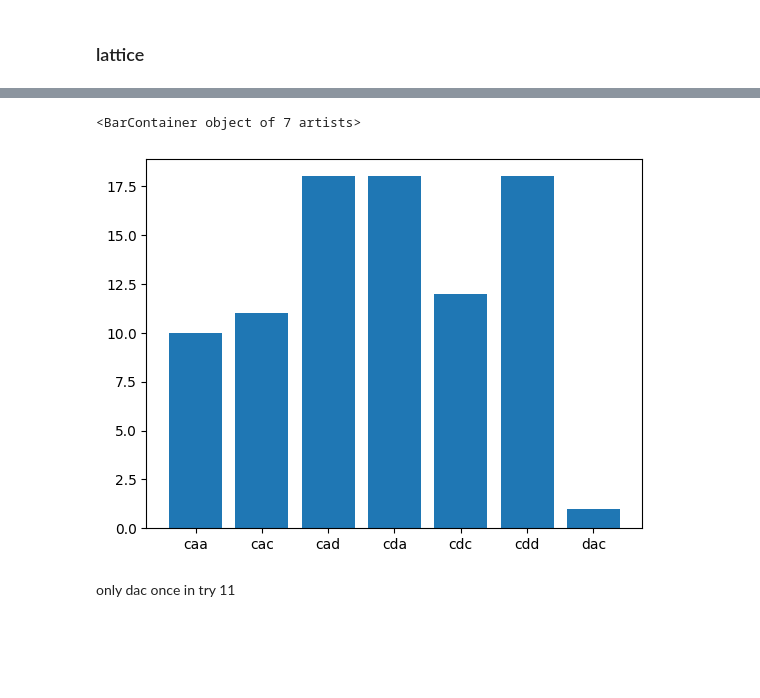
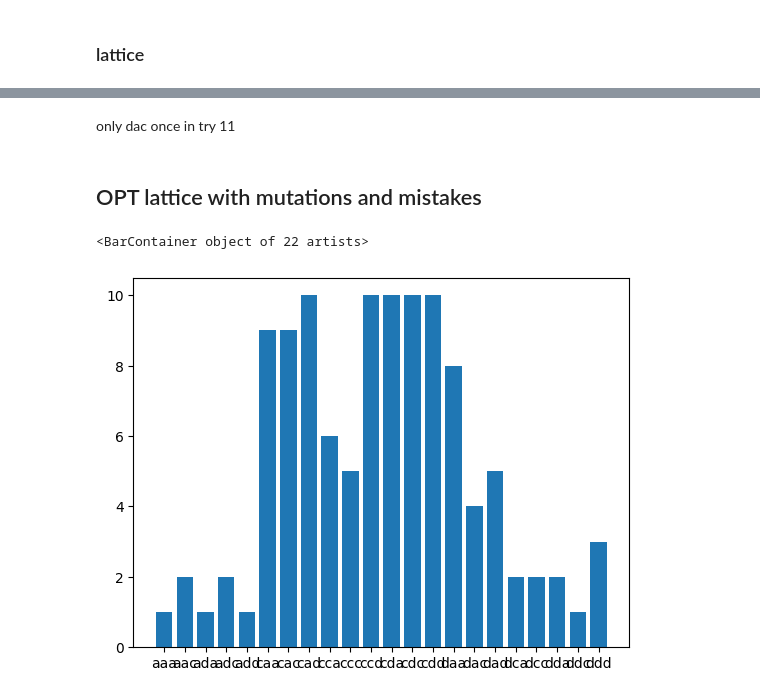
Before and after one commit to nicaudinet/spatial-evolution, a Jupyter notebook: analysis.ipynb, the cells around one changed output, grey strips where cells are left out. Drawn from its saved outputs; the diff is of its cells as text; code cells hidden in the pictures; blank space fills up the shorter version.

```diff
--- a/analysis.ipynb
+++ b/analysis.ipynb
@@ -46,11 +62,24 @@ for trial in last_strats:
-# %%
-label, count = np.unique(flat_strats, return_counts=True)
-plt.bar(label, count)
-# %% [output]
-<BarContainer object of 7 artists>
-[figure, removed]
 # %% [markdown]
 only dac once in try 11
 # %%
 # mean plot of all the data
 histories = opt_lattice.take(0)['histories']
+# %% [markdown]
+## OPT lattice with mutations and mistakes
+# %%
+opt_lattice_mm = np.load('data/try_1673605580_lattice_mut_0.01_mist_0.01_rounds_20.npy', allow_pickle=True)
+# %%
+last_strats_mm = opt_lattice_mm.take(0)['last_strats']
+
+flat_strats_mm = []
+
+for trial in last_strats_mm:
+    for x in trial:
+        flat_strats_mm.append(str(x))
+
+label, count = np.unique(flat_strats_mm, return_counts=True)
+
+plt.bar(label, count)
+# %% [output]
+<BarContainer object of 22 artists>
+[figure, added]
```
Also changed, not shown: parts of 7 cells of this notebook, 1 other file.
